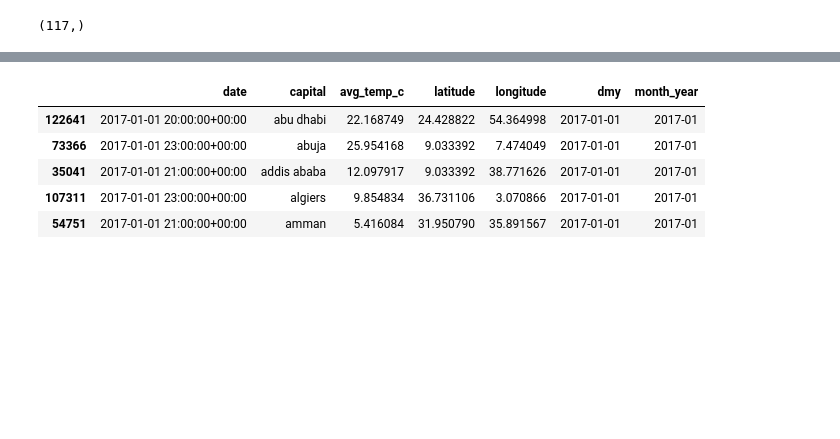
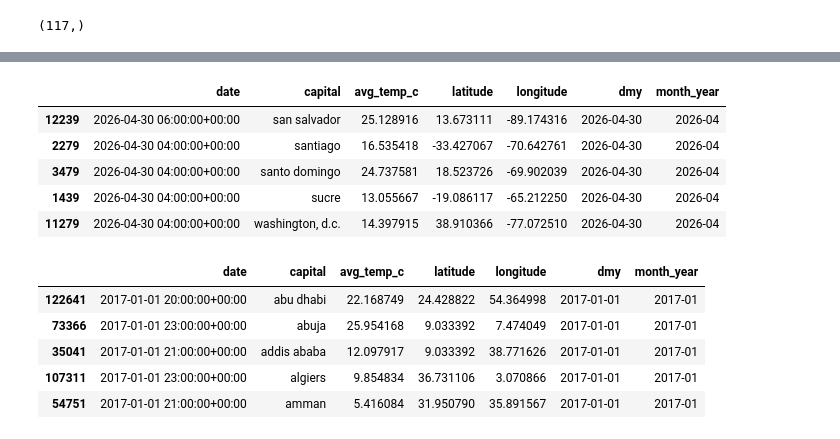
Before and after one commit to emanuel-gf/global-temp-anomaly---daily-max-nasa-esa-era5, a Jupyter notebook: openmeteo-api/join_openmeteo.ipynb, the cells around one changed output, grey strips where cells are left out. Saved outputs shown, nothing was run; the diff lists cells and outputs as text; code cells hidden in the pictures; blank space fills up the shorter version.

```diff
--- a/openmeteo-api/join_openmeteo.ipynb
+++ b/openmeteo-api/join_openmeteo.ipynb
@@ -153,3 +203,12 @@ concat.shape
+# %%
+concat.tail()
+# %% [output]
+|  | date | capital | avg_temp_c | latitude | longitude | dmy | month_year |
+| 12239 | 2026-04-30 06:00:00+00:00 | san salvador | 25.128916 | 13.673111 | -89.174316 | 2026-04-30 | 2026-04 |
+| 2279 | 2026-04-30 04:00:00+00:00 | santiago | 16.535418 | -33.427067 | -70.642761 | 2026-04-30 | 2026-04 |
+| 3479 | 2026-04-30 04:00:00+00:00 | santo domingo | 24.737581 | 18.523726 | -69.902039 | 2026-04-30 | 2026-04 |
+| 1439 | 2026-04-30 04:00:00+00:00 | sucre | 13.055667 | -19.086117 | -65.212250 | 2026-04-30 | 2026-04 |
+| 11279 | 2026-04-30 04:00:00+00:00 | washington, d.c. | 14.397915 | 38.910366 | -77.072510 | 2026-04-30 | 2026-04 |
 # %%
 ## save the aggregate in a parquet file
 outfolder = "/home/camarada/Documents/projects/temp-grss-nasa/data_/ecmwf_temp_openmeteo"
```
Also changed, not shown: parts of 22 cells of this notebook, 5 other files.
